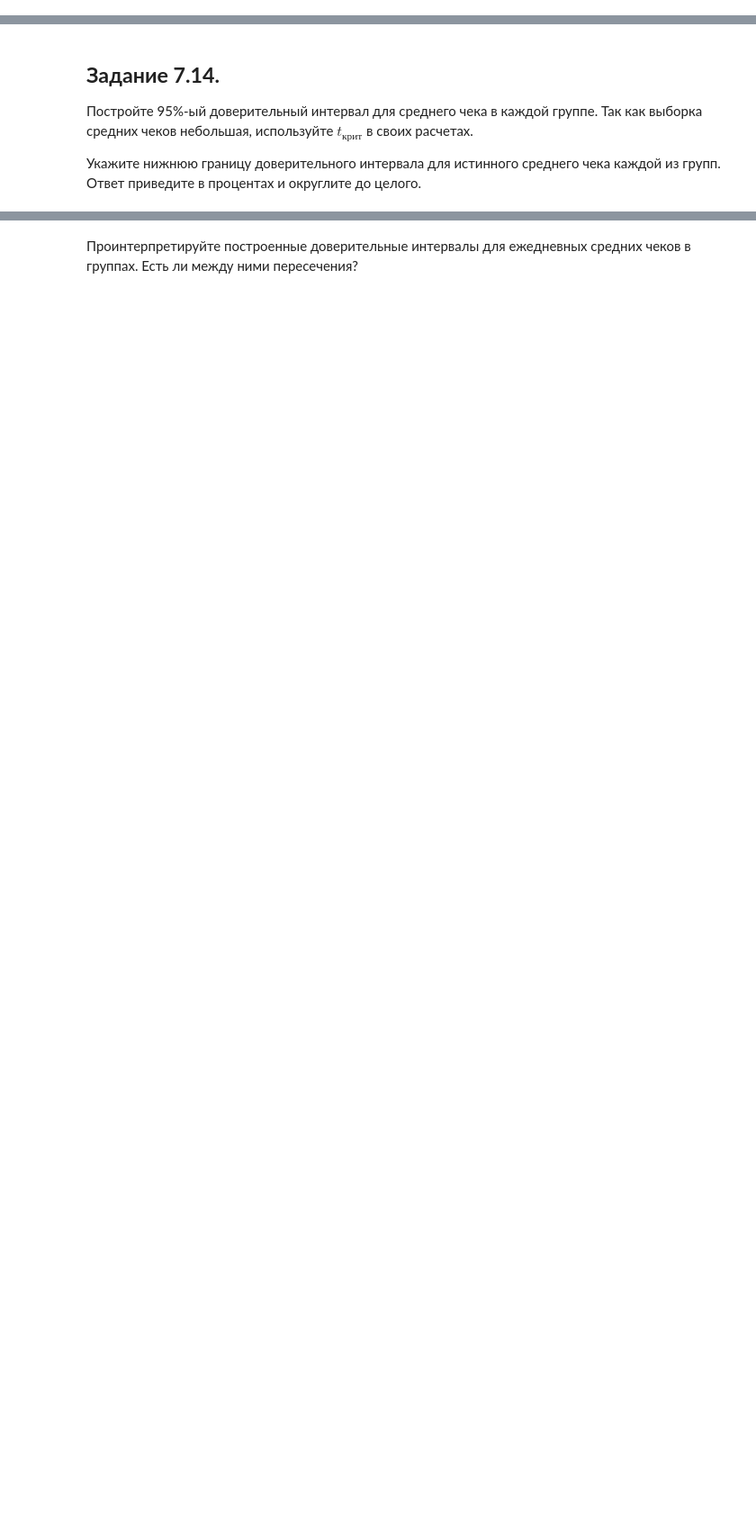
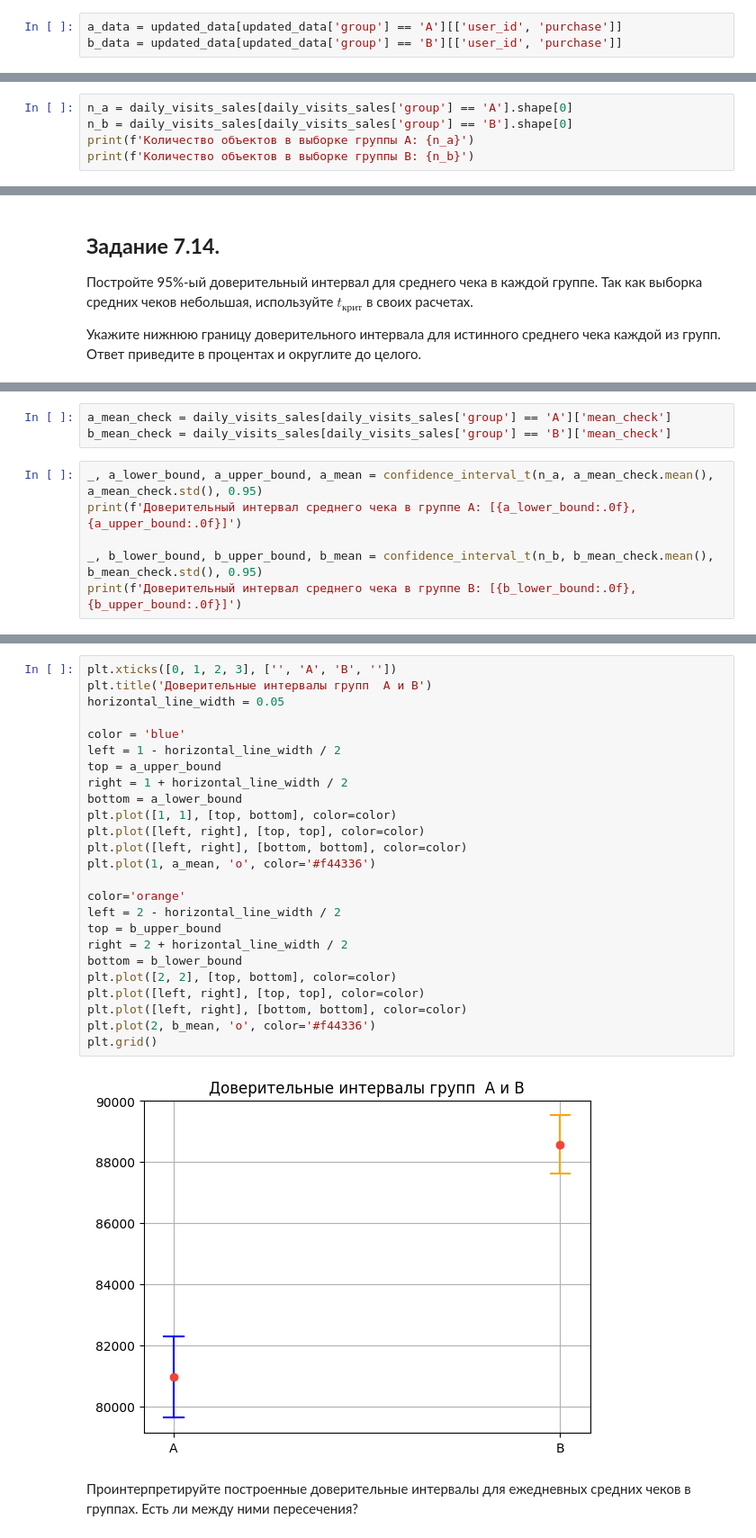
Before and after one commit to alexey300479/sf_datascience_2022, a Jupyter notebook: EDA_5/EDA_5_final_task.ipynb, the cells around one changed output, grey strips where cells are left out. Shown at 90% size. Drawn from its saved outputs; the diff is of its cells as text; blank space fills up the shorter version.

```diff
--- a/EDA_5/EDA_5_final_task.ipynb
+++ b/EDA_5/EDA_5_final_task.ipynb
@@ -447,2 +466,5 @@ else:
+# %%
+a_data = updated_data[updated_data['group'] == 'A'][['user_id', 'purchase']]
+b_data = updated_data[updated_data['group'] == 'B'][['user_id', 'purchase']]
 # %%
 # ваш код здесь
@@ -475,0 +579,5 @@ else:
+# %%
+n_a = daily_visits_sales[daily_visits_sales['group'] == 'A'].shape[0]
+n_b = daily_visits_sales[daily_visits_sales['group'] == 'B'].shape[0]
+print(f'Количество объектов в выборке группы A: {n_a}')
+print(f'Количество объектов в выборке группы B: {n_b}')
@@ -489,0 +651,9 @@ else:
+# %%
+a_mean_check = daily_visits_sales[daily_visits_sales['group'] == 'A']['mean_check']
+b_mean_check = daily_visits_sales[daily_visits_sales['group'] == 'B']['mean_check']
+# %%
+_, a_lower_bound, a_upper_bound, a_mean = confidence_interval_t(n_a, a_mean_check.mean(), a_mean_check.std(), 0.95)
+print(f'Доверительный интервал среднего чека в группе A: [{a_lower_bound:.0f}, {a_upper_bound:.0f}]')
+
+_, b_lower_bound, b_upper_bound, b_mean = confidence_interval_t(n_b, b_mean_check.mean(), b_mean_check.std(), 0.95)
+print(f'Доверительный интервал среднего чека в группе B: [{b_lower_bound:.0f}, {b_upper_bound:.0f}]')
@@ -490,2 +665,29 @@ else:
+# %%
+plt.xticks([0, 1, 2, 3], ['', 'A', 'B', ''])
+plt.title('Доверительные интервалы групп  A и B')
+horizontal_line_width = 0.05
+
+color = 'blue'
+left = 1 - horizontal_line_width / 2
+top = a_upper_bound
+right = 1 + horizontal_line_width / 2
+bottom = a_lower_bound
+plt.plot([1, 1], [top, bottom], color=color)
+plt.plot([left, right], [top, top], color=color)
+plt.plot([left, right], [bottom, bottom], color=color)
+plt.plot(1, a_mean, 'o', color='#f44336')
+
+color='orange'
+left = 2 - horizontal_line_width / 2
+top = b_upper_bound
+right = 2 + horizontal_line_width / 2
+bottom = b_lower_bound
+plt.plot([2, 2], [top, bottom], color=color)
+plt.plot([left, right], [top, top], color=color)
+plt.plot([left, right], [bottom, bottom], color=color)
+plt.plot(2, b_mean, 'o', color='#f44336')
+plt.grid()
+# %% [output]
+[figure, added]
 # %% [markdown]
 Проинтерпретируйте построенные доверительные интервалы для ежедневных средних чеков в группах. Есть ли между ними пересечения?
```
Also changed, not shown: parts of 33 cells of this notebook, 2 other files.
